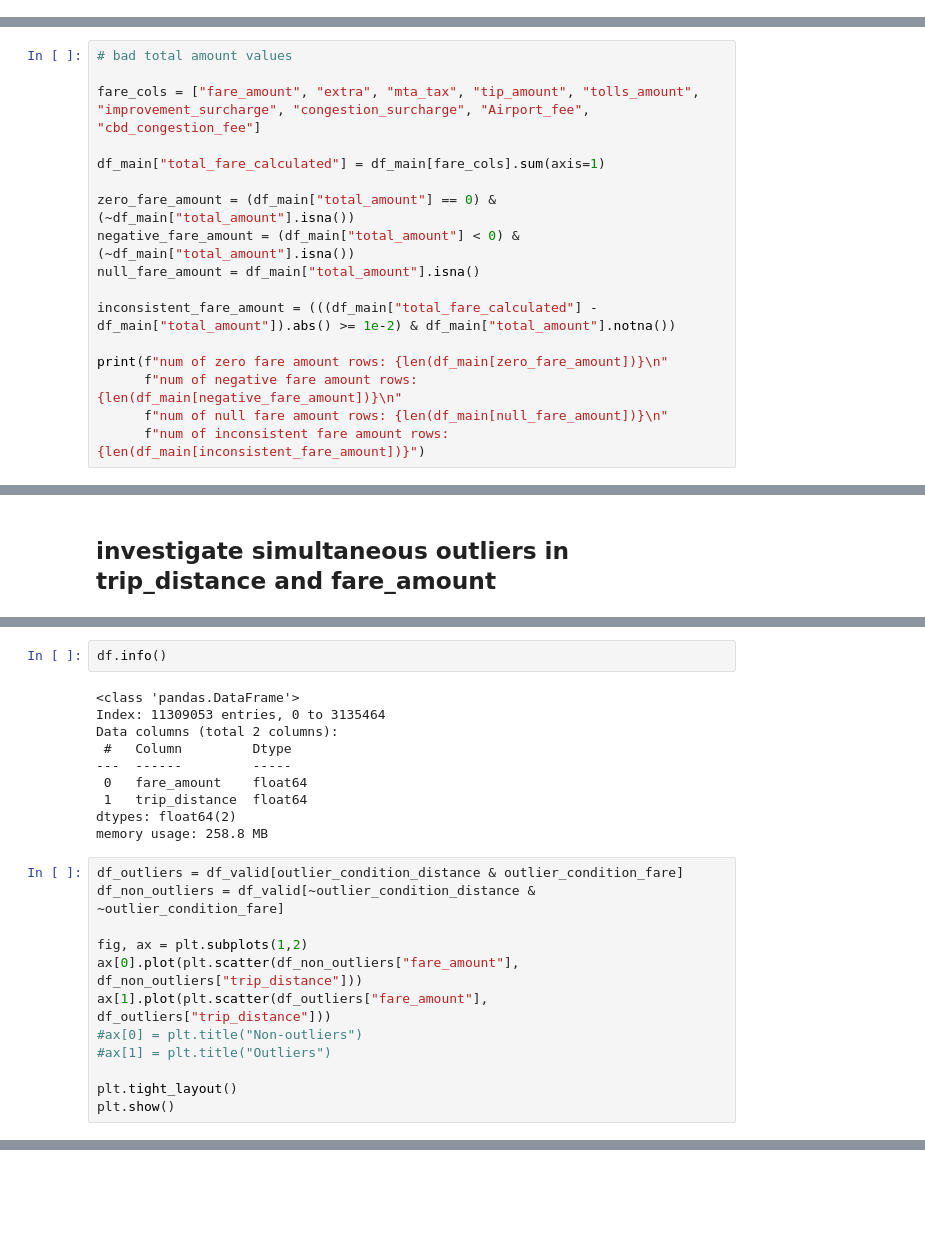
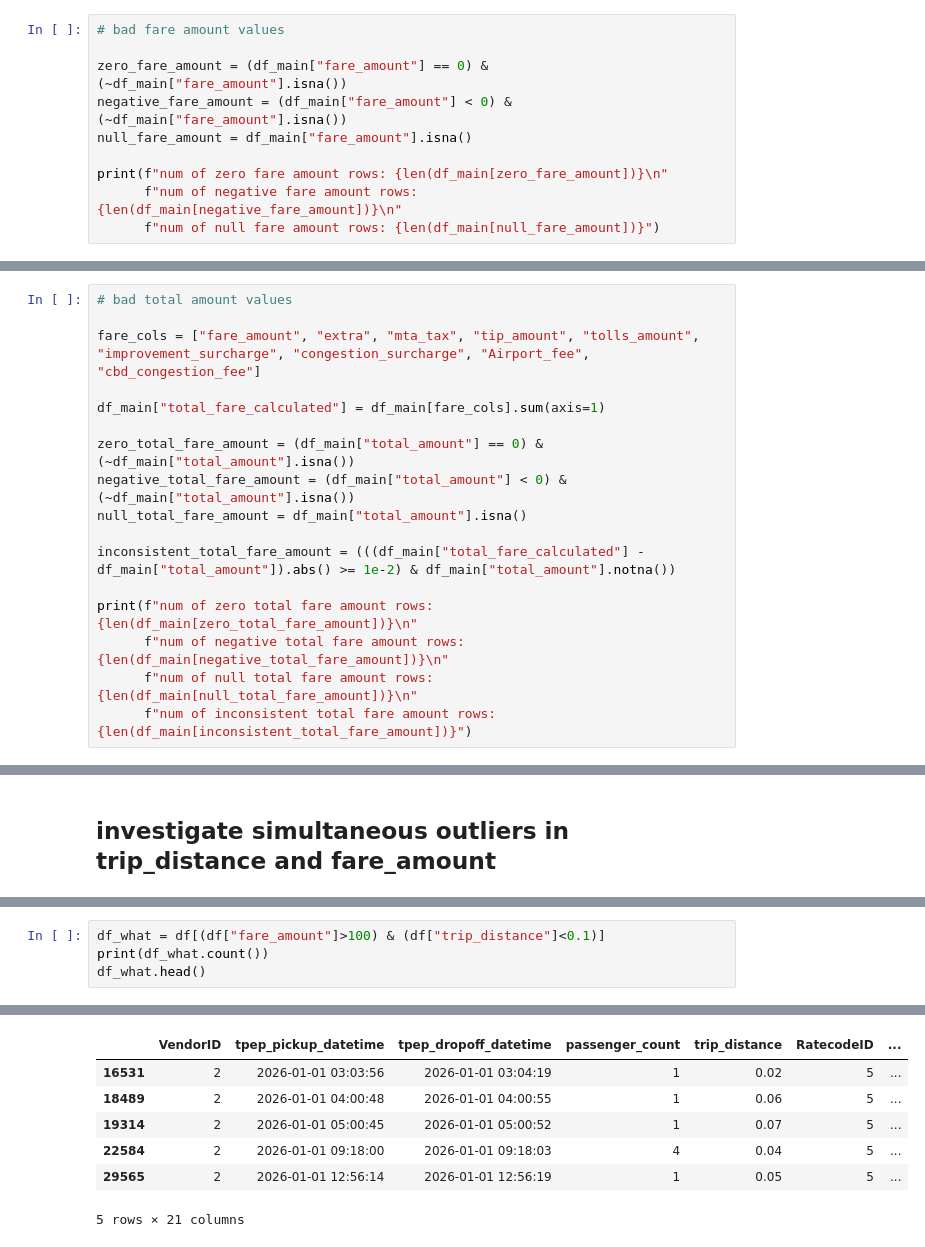
Before and after one commit to lazarosmpistas/ny-taxi-predictor, a Jupyter notebook: src/data_management/data_exploration.ipynb, the cells around one changed output, grey strips where cells are left out. Saved outputs shown, nothing was run; the diff lists cells and outputs as text; blank space fills up the shorter version.

```diff
--- a/src/data_management/data_exploration.ipynb
+++ b/src/data_management/data_exploration.ipynb
@@ -147,3 +145,13 @@ print(f"num of zero dt rows: {len(df_main[zero_dt])}\n"
 num of zero dt rows: 236370
 num of negative dt rows: 5
 num of null dt rows: 0
+# %%
+# bad fare amount values
+
+zero_fare_amount = (df_main["fare_amount"] == 0) & (~df_main["fare_amount"].isna())
+negative_fare_amount = (df_main["fare_amount"] < 0) & (~df_main["fare_amount"].isna())
+null_fare_amount = df_main["fare_amount"].isna()
+
+print(f"num of zero fare amount rows: {len(df_main[zero_fare_amount])}\n"
+      f"num of negative fare amount rows: {len(df_main[negative_fare_amount])}\n"
+      f"num of null fare amount rows: {len(df_main[null_fare_amount])}")
@@ -154,14 +166,14 @@ fare_cols = ["fare_amount", "extra", "mta_tax", "tip_amount", "tolls_amount", "i
 
 df_main["total_fare_calculated"] = df_main[fare_cols].sum(axis=1)
 
-zero_fare_amount = (df_main["total_amount"] == 0) & (~df_main["total_amount"].isna())
-negative_fare_amount = (df_main["total_amount"] < 0) & (~df_main["total_amount"].isna())
-null_fare_amount = df_main["total_amount"].isna()
+zero_total_fare_amount = (df_main["total_amount"] == 0) & (~df_main["total_amount"].isna())
+negative_total_fare_amount = (df_main["total_amount"] < 0) & (~df_main["total_amount"].isna())
+null_total_fare_amount = df_main["total_amount"].isna()
 
-inconsistent_fare_amount = (((df_main["total_fare_calculated"] - df_main["total_amount"]).abs() >= 1e-2) & df_main["total_amount"].notna())
+inconsistent_total_fare_amount = (((df_main["total_fare_calculated"] - df_main["total_amount"]).abs() >= 1e-2) & df_main["total_amount"].notna())
 
-print(f"num of zero fare amount rows: {len(df_main[zero_fare_amount])}\n"
-      f"num of negative fare amount rows: {len(df_main[negative_fare_amount])}\n"
-      f"num of null fare amount rows: {len(df_main[null_fare_amount])}\n"
-      f"num of inconsistent fare amount rows: {len(df_main[inconsistent_fare_amount])}")
+print(f"num of zero total fare amount rows: {len(df_main[zero_total_fare_amount])}\n"
+      f"num of negative total fare amount rows: {len(df_main[negative_total_fare_amount])}\n"
+      f"num of null total fare amount rows: {len(df_main[null_total_fare_amount])}\n"
+      f"num of inconsistent total fare amount rows: {len(df_main[inconsistent_total_fare_amount])}")
 # %% [output]
@@ -329,24 +350,5 @@ print(type(df[~outlier_condition_distance & ~outlier_condition_fare]["trip_dista
-# %%
-df.info()
-# %% [output]
-<class 'pandas.DataFrame'>
-Index: 11309053 entries, 0 to 3135464
-Data columns (total 2 columns):
- #   Column         Dtype
----  ------         -----
- 0   fare_amount    float64
- 1   trip_distance  float64
-dtypes: float64(2)
-memory usage: 258.8 MB
-# %%
-df_outliers = df_valid[outlier_condition_distance & outlier_condition_fare]
-df_non_outliers = df_valid[~outlier_condition_distance & ~outlier_condition_fare]
-
-fig, ax = plt.subplots(1,2)
-ax[0].plot(plt.scatter(df_non_outliers["fare_amount"], df_non_outliers["trip_distance"]))
-ax[1].plot(plt.scatter(df_outliers["fare_amount"], df_outliers["trip_distance"]))
-#ax[0] = plt.title("Non-outliers")
-#ax[1] = plt.title("Outliers")
-
-plt.tight_layout()
-plt.show()
+# %%
+df_what = df[(df["fare_amount"]>100) & (df["trip_distance"]<0.1)]
+print(df_what.count())
+df_what.head()
+# %% [output]
@@ -352,0 +372,7 @@ plt.show()
+|  | VendorID | tpep_pickup_datetime | tpep_dropoff_datetime | passenger_count | trip_distance | RatecodeID | ... |
+| 16531 | 2 | 2026-01-01 03:03:56 | 2026-01-01 03:04:19 | 1 | 0.02 | 5 | ... |
+| 18489 | 2 | 2026-01-01 04:00:48 | 2026-01-01 04:00:55 | 1 | 0.06 | 5 | ... |
+| 19314 | 2 | 2026-01-01 05:00:45 | 2026-01-01 05:00:52 | 1 | 0.07 | 5 | ... |
+| 22584 | 2 | 2026-01-01 09:18:00 | 2026-01-01 09:18:03 | 4 | 0.04 | 5 | ... |
+| 29565 | 2 | 2026-01-01 12:56:14 | 2026-01-01 12:56:19 | 1 | 0.05 | 5 | ... |
+5 rows × 21 columns
```
Also changed, not shown: parts of 12 cells of this notebook.
